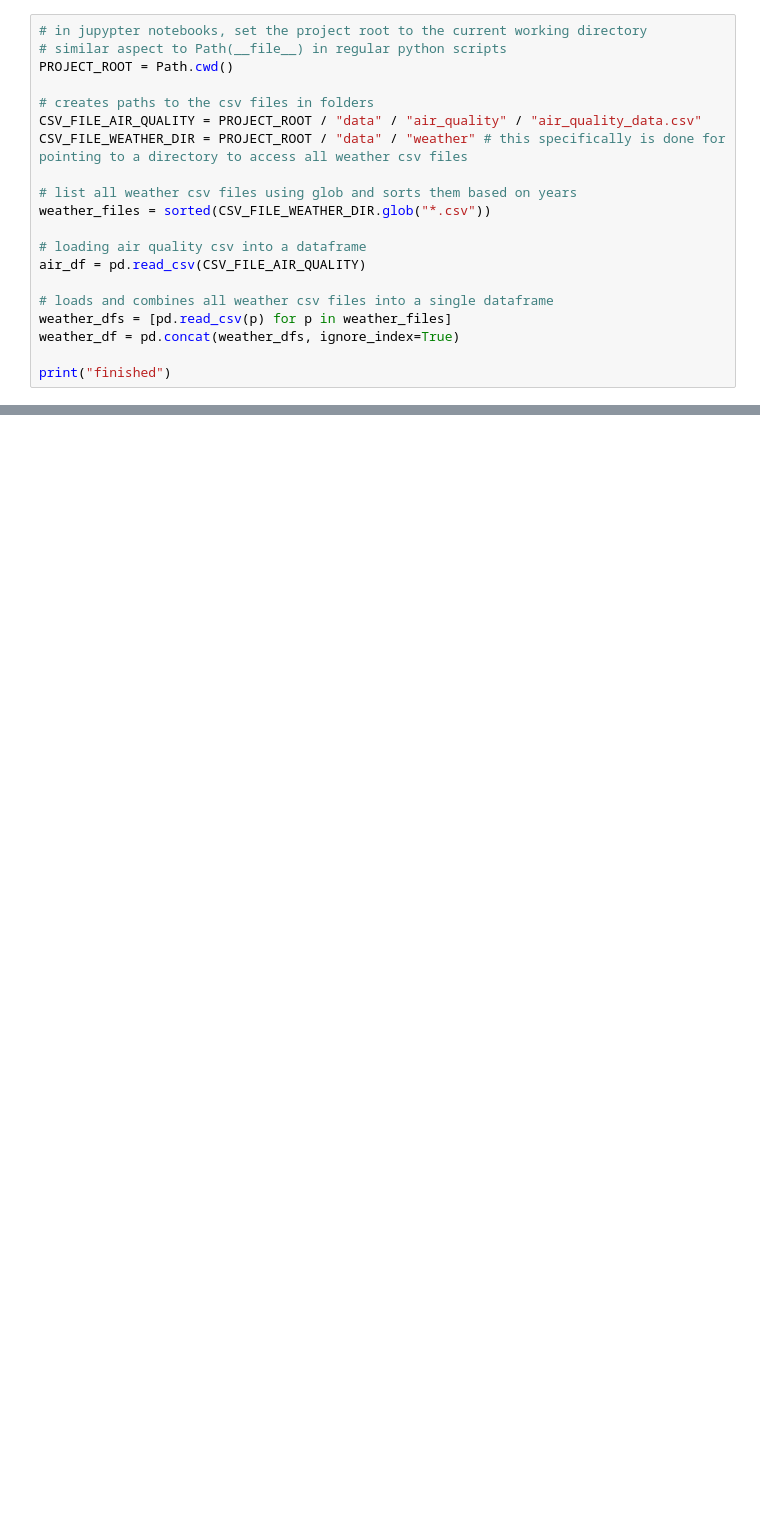
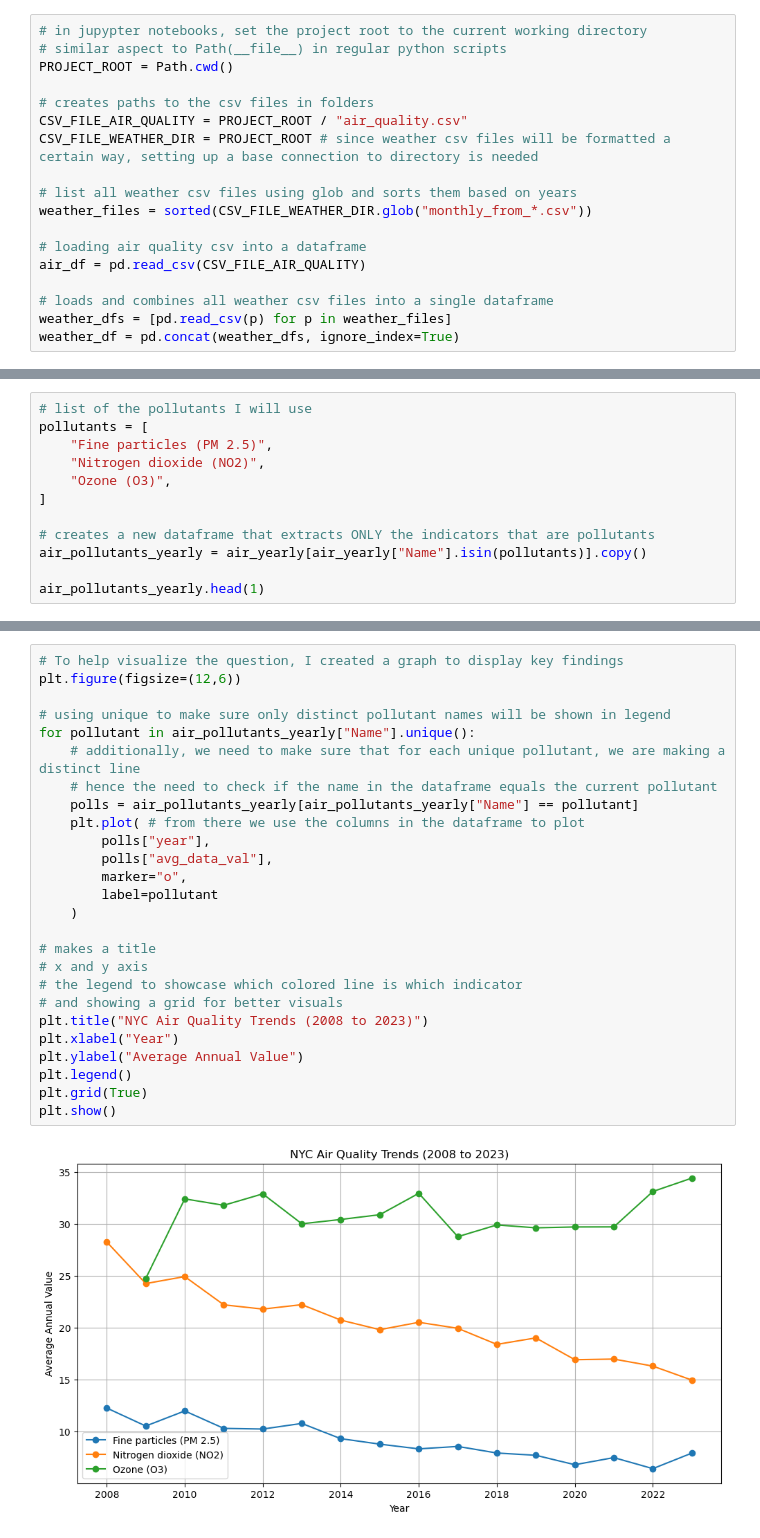
Before and after one commit to kjean230/Ecological-Dataset-Analysis, a Jupyter notebook: python_final.ipynb, the cells around one changed output, grey strips where cells are left out. Cells and saved outputs as stored; diff of their text form; blank space fills up the shorter version.

```diff
--- a/python_final.ipynb
+++ b/python_final.ipynb
@@ -13,11 +33,11 @@ from pathlib import Path
 PROJECT_ROOT = Path.cwd()
 
 # creates paths to the csv files in folders
-CSV_FILE_AIR_QUALITY = PROJECT_ROOT / "data" / "air_quality" / "air_quality_data.csv"
-CSV_FILE_WEATHER_DIR = PROJECT_ROOT / "data" / "weather" # this specifically is done for pointing to a directory to access all weather csv files
+CSV_FILE_AIR_QUALITY = PROJECT_ROOT / "air_quality.csv"
+CSV_FILE_WEATHER_DIR = PROJECT_ROOT # since weather csv files will be formatted a certain way, setting up a base connection to directory is needed
 
 # list all weather csv files using glob and sorts them based on years
-weather_files = sorted(CSV_FILE_WEATHER_DIR.glob("*.csv"))
+weather_files = sorted(CSV_FILE_WEATHER_DIR.glob("monthly_from_*.csv"))
 
 # loading air quality csv into a dataframe
 air_df = pd.read_csv(CSV_FILE_AIR_QUALITY)
@@ -25,5 +45,3 @@ air_df = pd.read_csv(CSV_FILE_AIR_QUALITY)
 # loads and combines all weather csv files into a single dataframe
 weather_dfs = [pd.read_csv(p) for p in weather_files]
 weather_df = pd.concat(weather_dfs, ignore_index=True)
-
-print("finished")
@@ -29,0 +126,12 @@ print("finished")
+# %%
+# list of the pollutants I will use
+pollutants = [
+    "Fine particles (PM 2.5)",
+    "Nitrogen dioxide (NO2)",
+    "Ozone (O3)",
+]
+
+# creates a new dataframe that extracts ONLY the indicators that are pollutants
+air_pollutants_yearly = air_yearly[air_yearly["Name"].isin(pollutants)].copy()
+
+air_pollutants_yearly.head(1)
@@ -29,0 +141,28 @@ print("finished")
+# %%
+# To help visualize the question, I created a graph to display key findings
+plt.figure(figsize=(12,6))
+
+# using unique to make sure only distinct pollutant names will be shown in legend
+for pollutant in air_pollutants_yearly["Name"].unique():
+    # additionally, we need to make sure that for each unique pollutant, we are making a distinct line
+    # hence the need to check if the name in the dataframe equals the current pollutant
+    polls = air_pollutants_yearly[air_pollutants_yearly["Name"] == pollutant]
+    plt.plot( # from there we use the columns in the dataframe to plot
+        polls["year"],
+        polls["avg_data_val"],
+        marker="o",
+        label=pollutant
+    )
+
+# makes a title
+# x and y axis
+# the legend to showcase which colored line is which indicator
+# and showing a grid for better visuals
+plt.title("NYC Air Quality Trends (2008 to 2023)")
+plt.xlabel("Year")
+plt.ylabel("Average Annual Value")
+plt.legend()
+plt.grid(True)
+plt.show()
+# %% [output]
+[figure, added]
```
Also changed, not shown: parts of 45 cells of this notebook.
